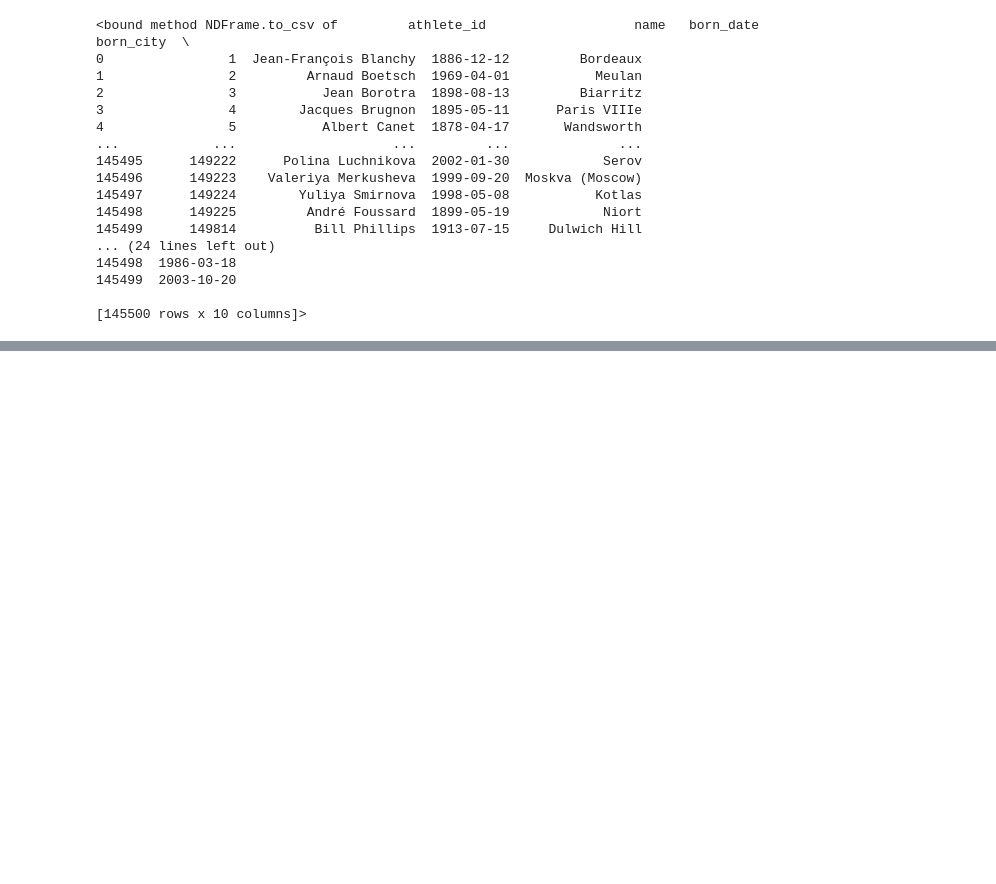
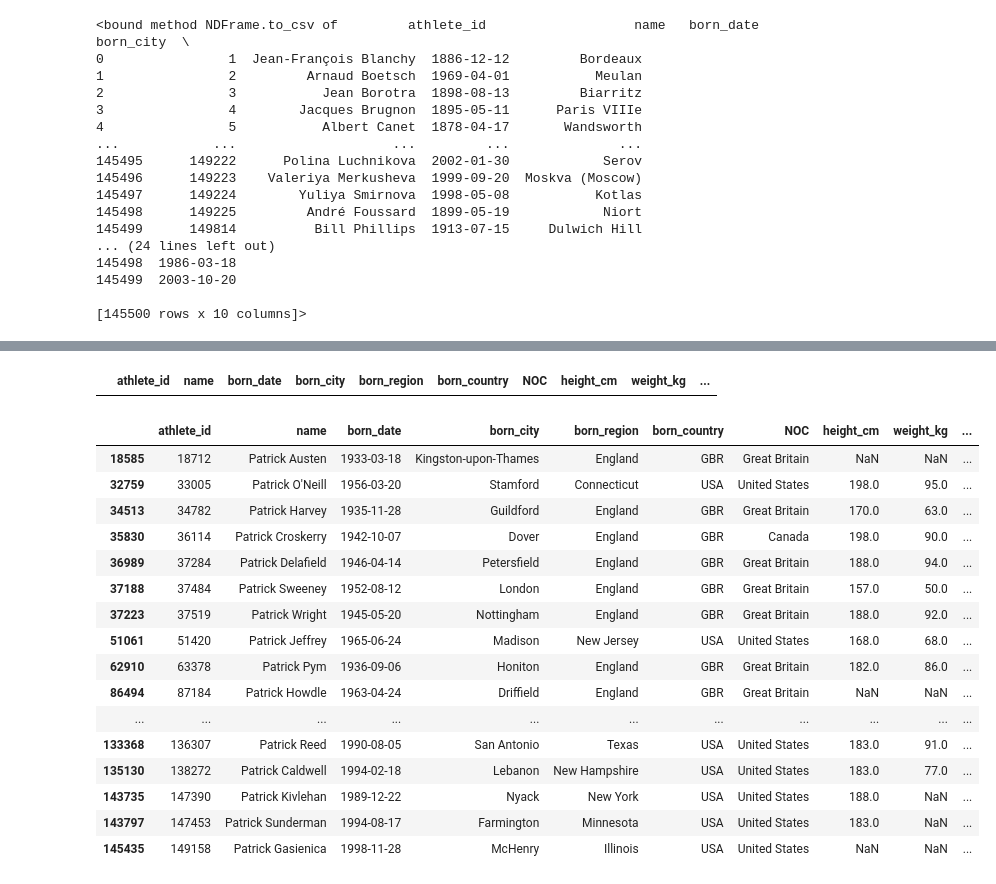
Before and after one commit to rakibakond95/complete-pandas-tutorial, a Jupyter notebook: tutorial_practice.ipynb, the cells around one changed output, grey strips where cells are left out. Saved outputs shown, nothing was run; the diff lists cells and outputs as text; code cells hidden in the pictures; blank space fills up the shorter version.

```diff
--- a/tutorial_practice.ipynb
+++ b/tutorial_practice.ipynb
@@ -164,0 +516,24 @@ bios.to_csv
+# %%
+bios[bios['born_country'].isin(["USA","RSA","GBR"]) & (bios['name'].str.startswith("patrick"))]
+# %% [output]
+|  | athlete_id | name | born_date | born_city | born_region | born_country | NOC | height_cm | weight_kg | ... |
+# %%
+bios[bios['born_country'].isin(['USA',"GBR"]) & (bios['name'].str.startswith('Patrick'))]
+# %% [output]
+|  | athlete_id | name | born_date | born_city | born_region | born_country | NOC | height_cm | weight_kg | ... |
+| 18585 | 18712 | Patrick Austen | 1933-03-18 | Kingston-upon-Thames | England | GBR | Great Britain | NaN | NaN | ... |
+| 32759 | 33005 | Patrick O'Neill | 1956-03-20 | Stamford | Connecticut | USA | United States | 198.0 | 95.0 | ... |
+| 34513 | 34782 | Patrick Harvey | 1935-11-28 | Guildford | England | GBR | Great Britain | 170.0 | 63.0 | ... |
+| 35830 | 36114 | Patrick Croskerry | 1942-10-07 | Dover | England | GBR | Canada | 198.0 | 90.0 | ... |
+| 36989 | 37284 | Patrick Delafield | 1946-04-14 | Petersfield | England | GBR | Great Britain | 188.0 | 94.0 | ... |
+| 37188 | 37484 | Patrick Sweeney | 1952-08-12 | London | England | GBR | Great Britain | 157.0 | 50.0 | ... |
+| 37223 | 37519 | Patrick Wright | 1945-05-20 | Nottingham | England | GBR | Great Britain | 188.0 | 92.0 | ... |
+| 51061 | 51420 | Patrick Jeffrey | 1965-06-24 | Madison | New Jersey | USA | United States | 168.0 | 68.0 | ... |
+| 62910 | 63378 | Patrick Pym | 1936-09-06 | Honiton | England | GBR | Great Britain | 182.0 | 86.0 | ... |
+| 86494 | 87184 | Patrick Howdle | 1963-04-24 | Driffield | England | GBR | Great Britain | NaN | NaN | ... |
+| ... | ... | ... | ... | ... | ... | ... | ... | ... | ... | ... |
+| 133368 | 136307 | Patrick Reed | 1990-08-05 | San Antonio | Texas | USA | United States | 183.0 | 91.0 | ... |
+| 135130 | 138272 | Patrick Caldwell | 1994-02-18 | Lebanon | New Hampshire | USA | United States | 183.0 | 77.0 | ... |
+| 143735 | 147390 | Patrick Kivlehan | 1989-12-22 | Nyack | New York | USA | United States | 188.0 | NaN | ... |
+| 143797 | 147453 | Patrick Sunderman | 1994-08-17 | Farmington | Minnesota | USA | United States | 183.0 | NaN | ... |
+| 145435 | 149158 | Patrick Gasienica | 1998-11-28 | McHenry | Illinois | USA | United States | NaN | NaN | ... |
```
Also changed, not shown: parts of 108 cells of this notebook.
